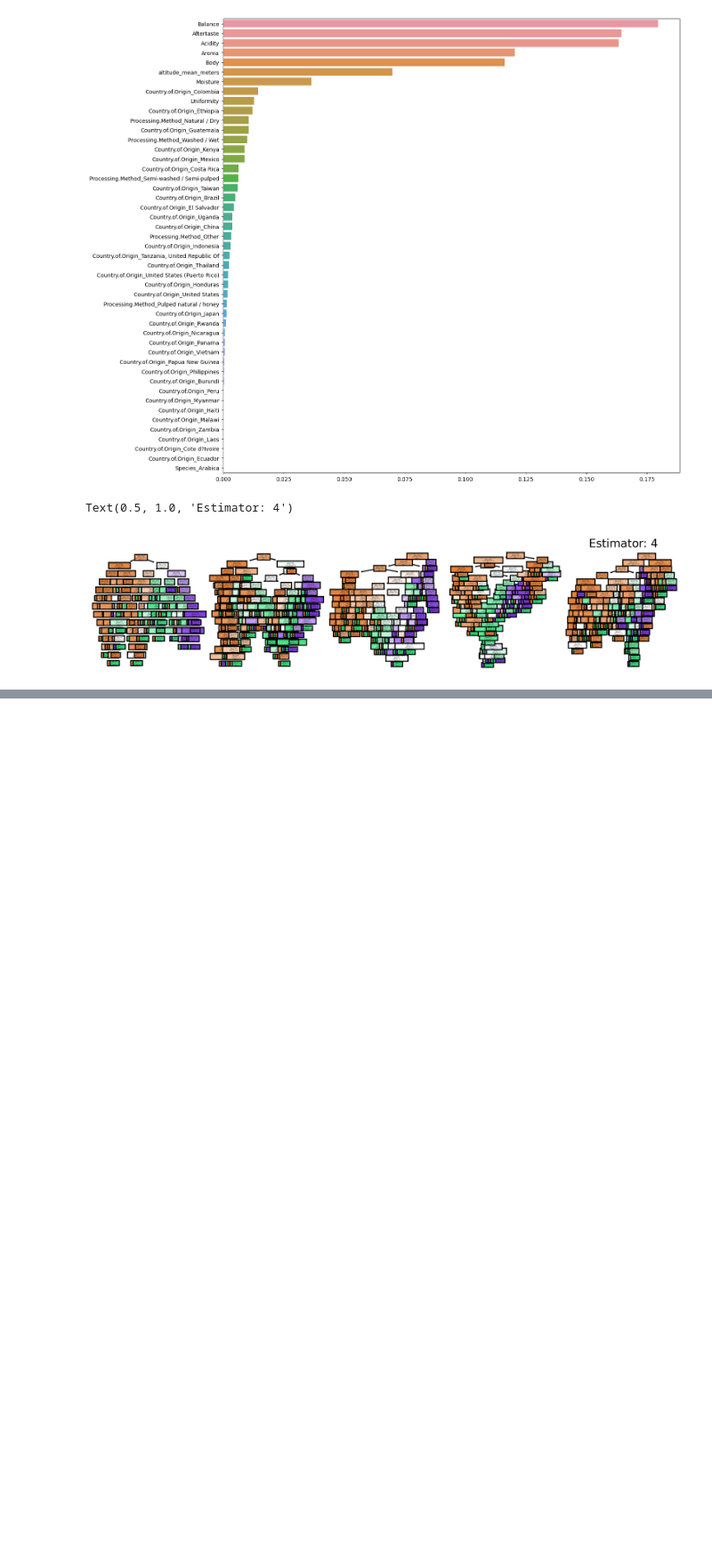
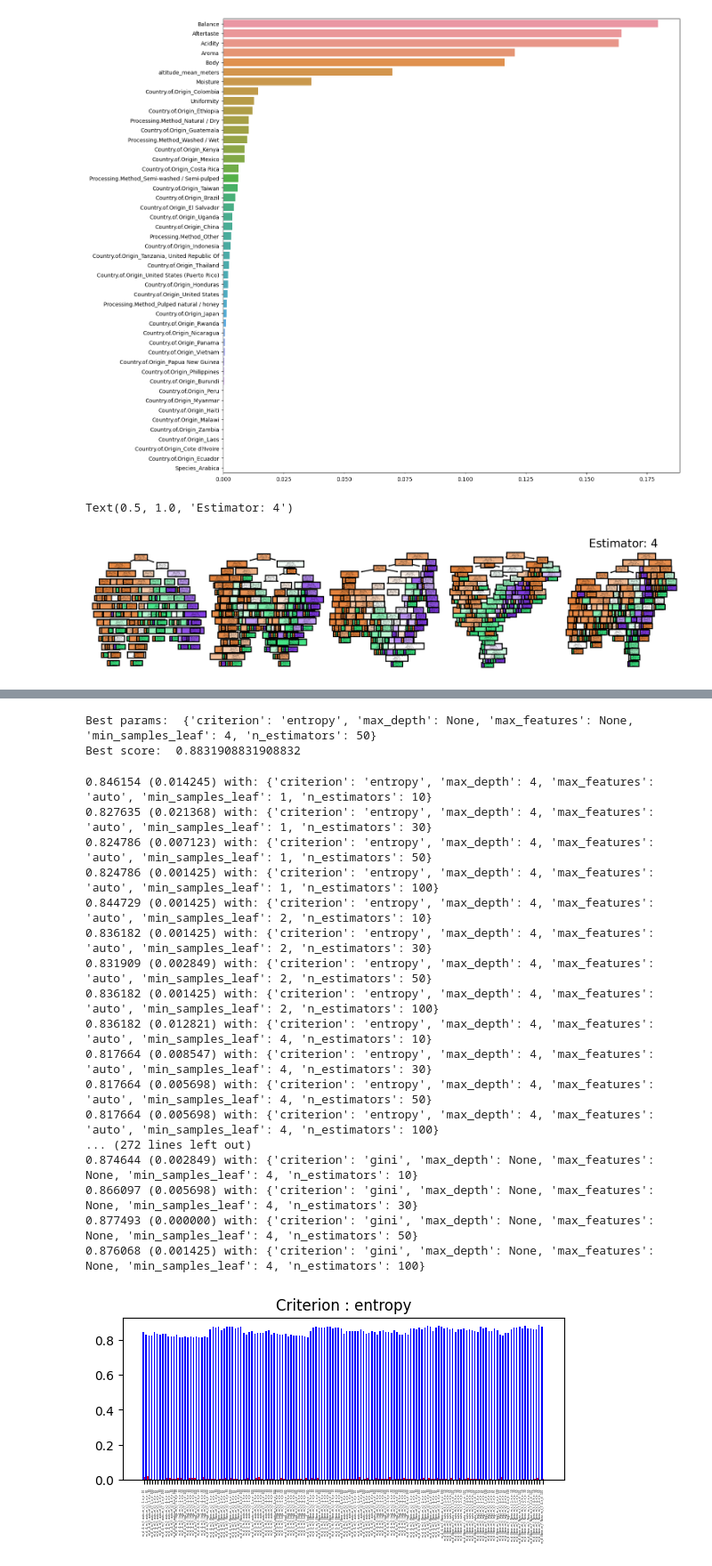
Before and after one commit to crushyz007/Machine-Learning-KMITL, a Jupyter notebook: Activity7.ipynb, the cells around one changed output, grey strips where cells are left out. Shown at 89% size. Cells and saved outputs as stored; diff of their text form; code cells hidden in the pictures; blank space fills up the shorter version.

```diff
--- a/Activity7.ipynb
+++ b/Activity7.ipynb
@@ -690,0 +693,55 @@ Fitting 2 folds for each of 288 candidates, totalling 576 fits
+# %%
+print('Best params: ',grid_result.best_params_)
+print('Best score: ', grid_result.best_score_)
+# %% [output]
+Best params:  {'criterion': 'entropy', 'max_depth': None, 'max_features': None, 'min_samples_leaf': 4, 'n_estimators': 50}
+Best score:  0.8831908831908832
+# %%
+mean = grid_result.cv_results_['mean_test_score']
+std = grid_result.cv_results_['std_test_score']
+param = grid_result.cv_results_['params']
+bar_mean_entropy = []
+bar_mean_gini = []
+bar_std_entropy = []
+bar_std_gini = []
+bar_param_entropy = []
+bar_param_gini = []
+
+for mean, stdev, param in zip(mean, std, param):
+    print("%f (%f) with: %r" % (mean, stdev, param))
+    if param['criterion'] == 'entropy':
+        bar_mean_entropy.append(mean)
+        bar_std_entropy.append(stdev)
+        bar_param_entropy.append("m_d : "+ str(param['max_depth']) + ", m_f : " + str(param['max_features']) + ", m_s_l : " + str(param['min_samples_leaf']) + ", n_e : " + str(param['n_estimators']))
+    else:
+        bar_mean_gini.append(mean)
+        bar_std_gini.append(stdev)
+        bar_param_gini.append("m_d : "+ str(param['max_depth']) + ", m_f : " + str(param['max_features']) + ", m_s_l : " + str(param['min_samples_leaf']) + ", n_e : " + str(param['n_estimators']))
+x = np.arange(len(bar_mean_entropy))
+w = 0.5
+fig, ax = plt.subplots()
+fig = plt.title('Criterion : entropy')
+rect1 = plt.bar(x-w/2,bar_mean_entropy,w,color = 'b')
+rect2 = plt.bar(x+w/2,bar_std_entropy,w,color = 'r')
+ax.set_xticks(x, labels= bar_param_entropy,rotation = 90,fontsize = 2)
+plt.subplots_adjust(bottom=0.50)
+plt.show()
+# %% [output]
+0.846154 (0.014245) with: {'criterion': 'entropy', 'max_depth': 4, 'max_features': 'auto', 'min_samples_leaf': 1, 'n_estimators': 10}
+0.827635 (0.021368) with: {'criterion': 'entropy', 'max_depth': 4, 'max_features': 'auto', 'min_samples_leaf': 1, 'n_estimators': 30}
+0.824786 (0.007123) with: {'criterion': 'entropy', 'max_depth': 4, 'max_features': 'auto', 'min_samples_leaf': 1, 'n_estimators': 50}
+0.824786 (0.001425) with: {'criterion': 'entropy', 'max_depth': 4, 'max_features': 'auto', 'min_samples_leaf': 1, 'n_estimators': 100}
+0.844729 (0.001425) with: {'criterion': 'entropy', 'max_depth': 4, 'max_features': 'auto', 'min_samples_leaf': 2, 'n_estimators': 10}
+0.836182 (0.001425) with: {'criterion': 'entropy', 'max_depth': 4, 'max_features': 'auto', 'min_samples_leaf': 2, 'n_estimators': 30}
+0.831909 (0.002849) with: {'criterion': 'entropy', 'max_depth': 4, 'max_features': 'auto', 'min_samples_leaf': 2, 'n_estimators': 50}
+0.836182 (0.001425) with: {'criterion': 'entropy', 'max_depth': 4, 'max_features': 'auto', 'min_samples_leaf': 2, 'n_estimators': 100}
+0.836182 (0.012821) with: {'criterion': 'entropy', 'max_depth': 4, 'max_features': 'auto', 'min_samples_leaf': 4, 'n_estimators': 10}
+0.817664 (0.008547) with: {'criterion': 'entropy', 'max_depth': 4, 'max_features': 'auto', 'min_samples_leaf': 4, 'n_estimators': 30}
+0.817664 (0.005698) with: {'criterion': 'entropy', 'max_depth': 4, 'max_features': 'auto', 'min_samples_leaf': 4, 'n_estimators': 50}
+0.817664 (0.005698) with: {'criterion': 'entropy', 'max_depth': 4, 'max_features': 'auto', 'min_samples_leaf': 4, 'n_estimators': 100}
+... (272 lines left out)
+0.874644 (0.002849) with: {'criterion': 'gini', 'max_depth': None, 'max_features': None, 'min_samples_leaf': 4, 'n_estimators': 10}
+0.866097 (0.005698) with: {'criterion': 'gini', 'max_depth': None, 'max_features': None, 'min_samples_leaf': 4, 'n_estimators': 30}
+0.877493 (0.000000) with: {'criterion': 'gini', 'max_depth': None, 'max_features': None, 'min_samples_leaf': 4, 'n_estimators': 50}
+0.876068 (0.001425) with: {'criterion': 'gini', 'max_depth': None, 'max_features': None, 'min_samples_leaf': 4, 'n_estimators': 100}
+[figure, added]
```
Also changed, not shown: parts of 5 cells of this notebook, 5 other files.
